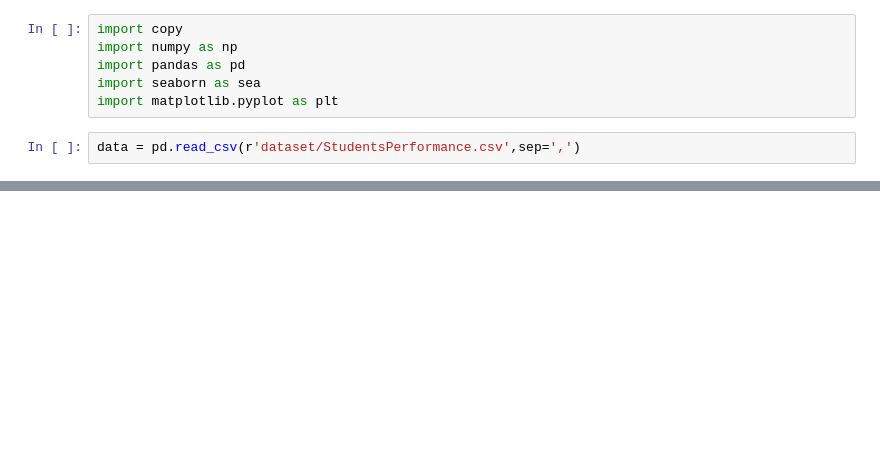
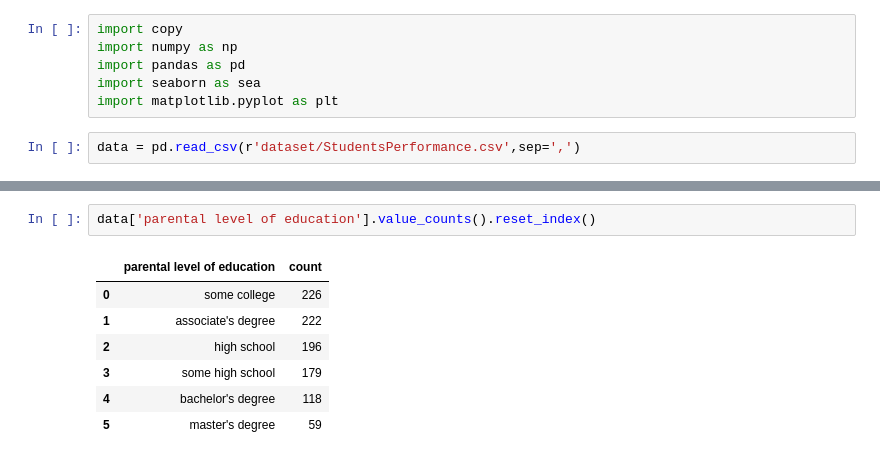
Before and after one commit to kaladabrio2020/DesempenhoNaEscola, a Jupyter notebook: Analise.ipynb, the cells around one changed output, grey strips where cells are left out. Saved outputs shown, nothing was run; the diff lists cells and outputs as text; blank space fills up the shorter version.

```diff
--- a/Analise.ipynb
+++ b/Analise.ipynb
@@ -8,0 +51,10 @@ data = pd.read_csv(r'dataset/StudentsPerformance.csv',sep=',')
+# %%
+data['parental level of education'].value_counts().reset_index()
+# %% [output]
+|  | parental level of education | count |
+| 0 | some college | 226 |
+| 1 | associate's degree | 222 |
+| 2 | high school | 196 |
+| 3 | some high school | 179 |
+| 4 | bachelor's degree | 118 |
+| 5 | master's degree | 59 |
```
Also changed, not shown: parts of 9 cells of this notebook.
